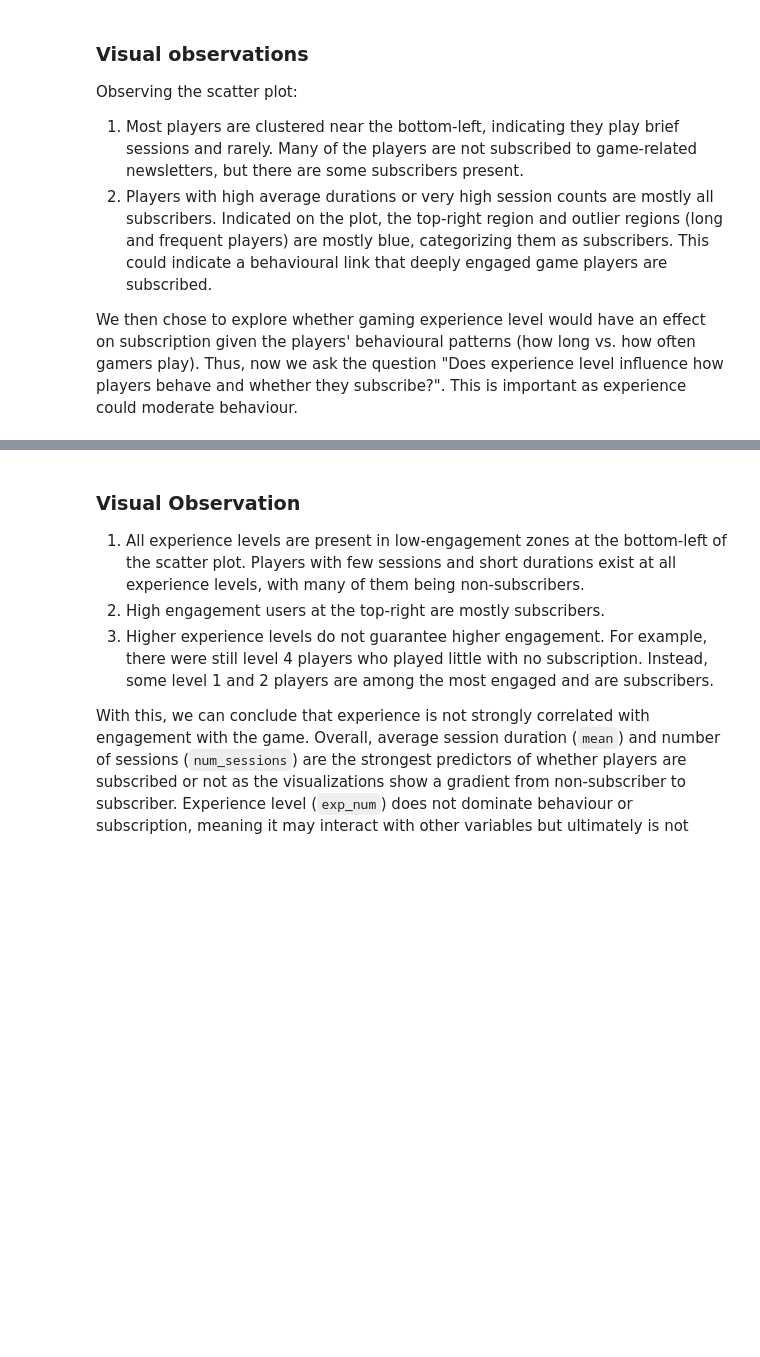
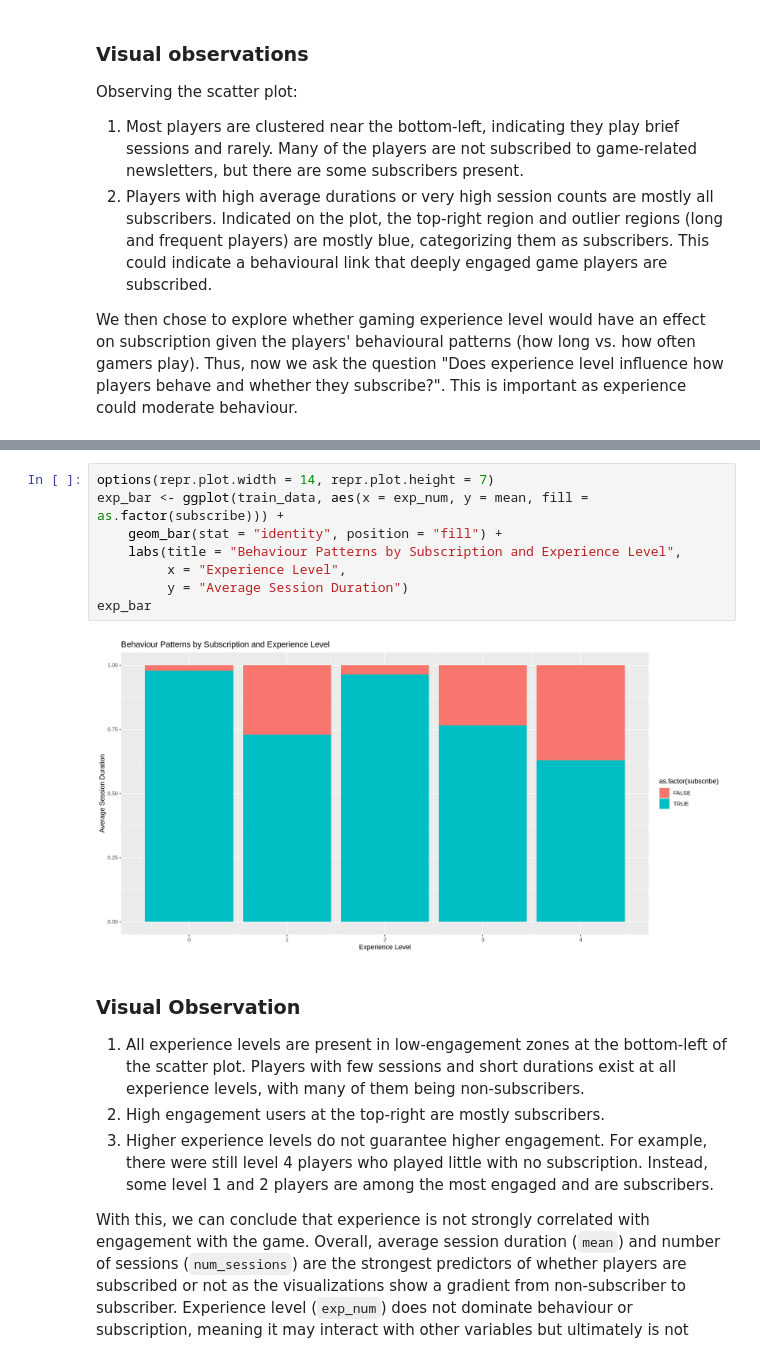
Before and after one commit to YoyoLiu314/group-project, a Jupyter notebook: group_project.ipynb, the cells around one changed output, grey strips where cells are left out. Cells and saved outputs as stored; diff of their text form; blank space fills up the shorter version.

```diff
--- a/group_project.ipynb
+++ b/group_project.ipynb
@@ -258,3 +262,13 @@ ERROR: Error in eval(expr, envir, enclos): object 'train_data' not found
+# %%
+options(repr.plot.width = 14, repr.plot.height = 7)
+exp_bar <- ggplot(train_data, aes(x = exp_num, y = mean, fill = as.factor(subscribe))) +
+    geom_bar(stat = "identity", position = "fill") +
+    labs(title = "Behaviour Patterns by Subscription and Experience Level",
+         x = "Experience Level",
+         y = "Average Session Duration")
+exp_bar
+# %% [output]
+[figure, added]
 # %% [markdown]
 ### Visual Observation
 1. All experience levels are present in low-engagement zones at the bottom-left of the scatter plot. Players with few sessions and short durations exist at all experience levels, with many of them being non-subscribers.
```
Also changed, not shown: parts of 8 cells of this notebook.
